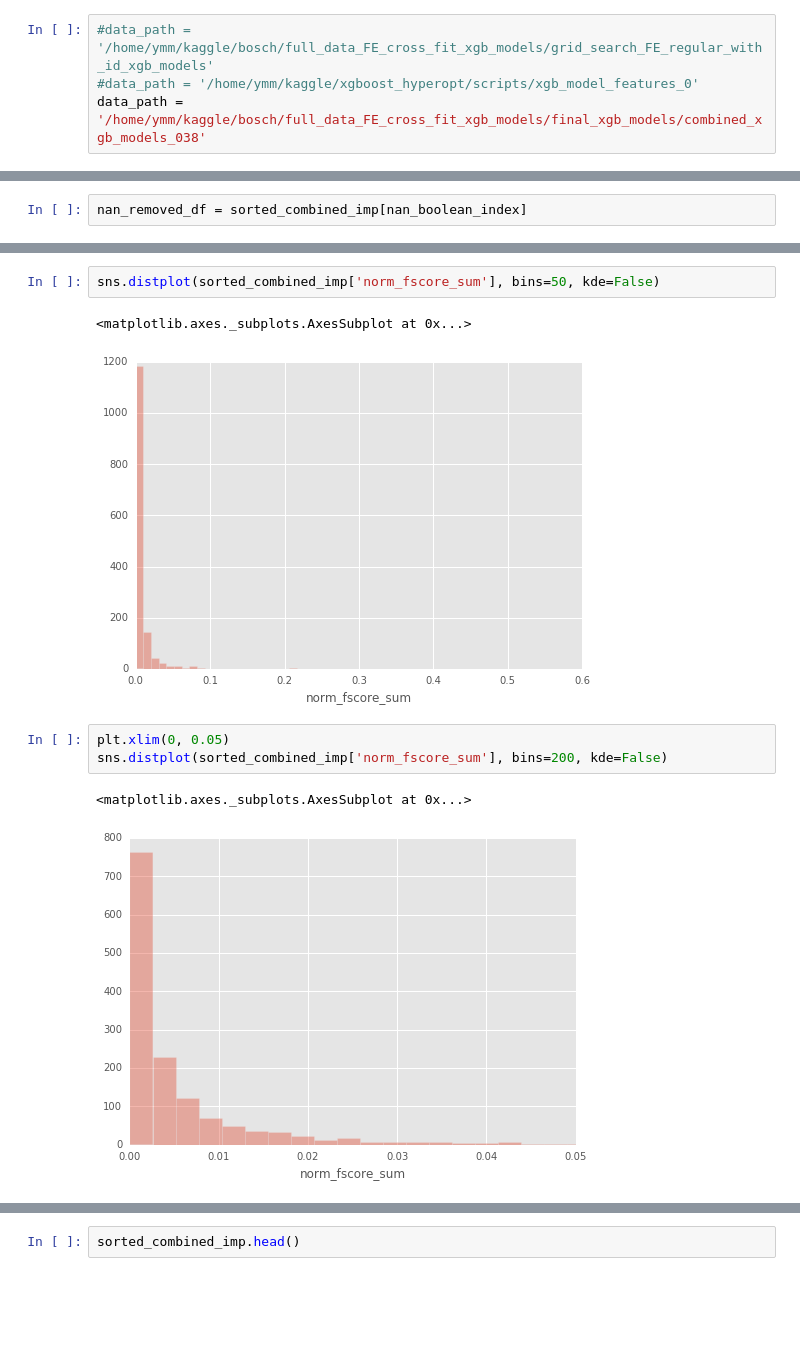
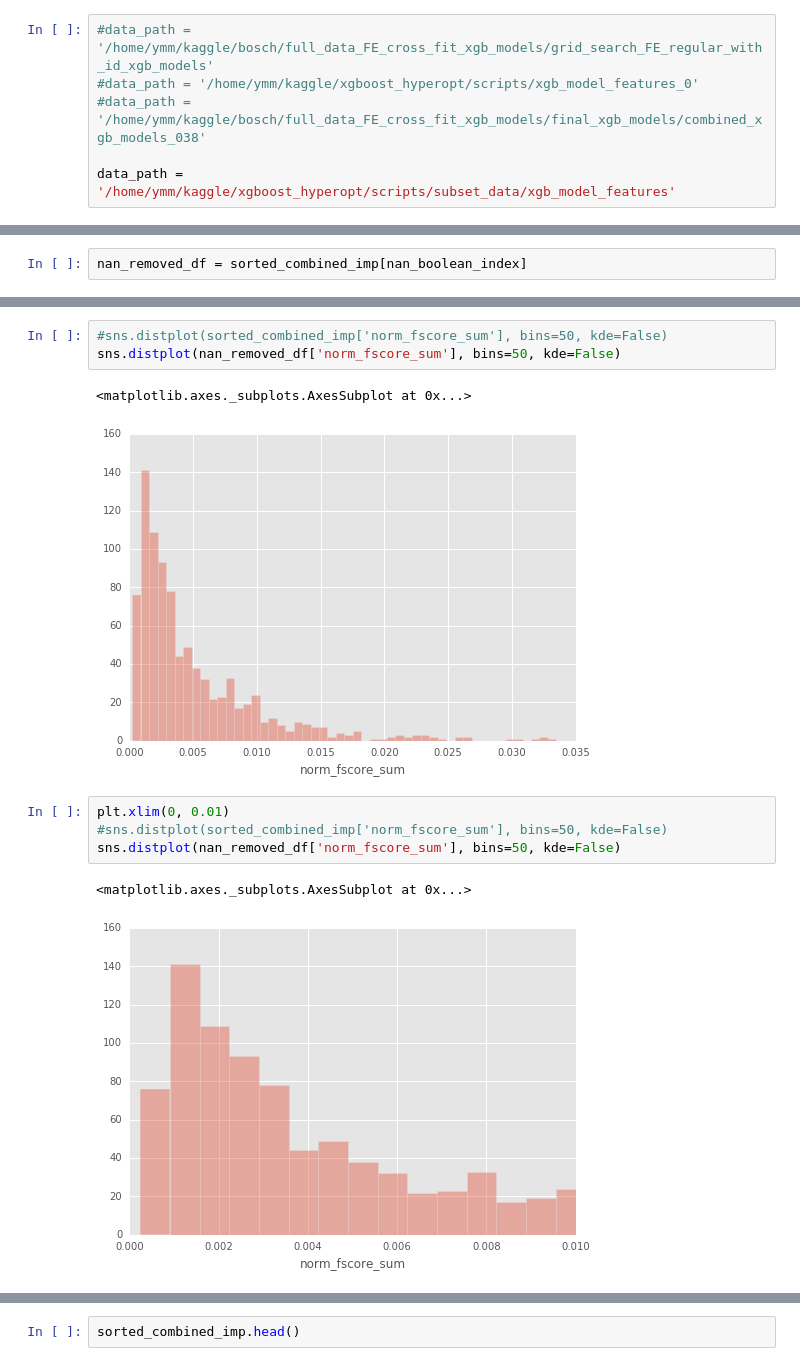
Before and after one commit to mengyx-work/ipyhon_notebooks, a Jupyter notebook: bosch_full_data_xgboost_feature_importance.ipynb, the cells around one changed output, grey strips where cells are left out. Cells and saved outputs as stored; diff of their text form; blank space fills up the shorter version.

Commit message:
update models

```diff
--- a/bosch_full_data_xgboost_feature_importance.ipynb
+++ b/bosch_full_data_xgboost_feature_importance.ipynb
@@ -13,7 +13,9 @@ matplotlib.style.use('ggplot')
 # %%
 #data_path = '/home/ymm/kaggle/bosch/full_data_FE_cross_fit_xgb_models/grid_search_FE_regular_with_id_xgb_models'
 #data_path = '/home/ymm/kaggle/xgboost_hyperopt/scripts/xgb_model_features_0'
-data_path = '/home/ymm/kaggle/bosch/full_data_FE_cross_fit_xgb_models/final_xgb_models/combined_xgb_models_038'
+#data_path = '/home/ymm/kaggle/bosch/full_data_FE_cross_fit_xgb_models/final_xgb_models/combined_xgb_models_038'
+
+data_path = '/home/ymm/kaggle/xgboost_hyperopt/scripts/subset_data/xgb_model_features'
 # %%
 def collect_feature_names(data_path, fea_name='feature', thres_name = None, thres = 10):
     csv_files = [f for f in os.listdir(data_path) if '.csv' in f]
@@ -185,14 +206,16 @@ sorted_combined_imp.tail(20)
 # %%
-sns.distplot(sorted_combined_imp['norm_fscore_sum'], bins=50, kde=False)
+#sns.distplot(sorted_combined_imp['norm_fscore_sum'], bins=50, kde=False)
+sns.distplot(nan_removed_df['norm_fscore_sum'], bins=50, kde=False)
 # %% [output]
 <matplotlib.axes._subplots.AxesSubplot at 0x...>
-[figure, old version]
+[figure, new version]
 # %%
-plt.xlim(0, 0.05)
-sns.distplot(sorted_combined_imp['norm_fscore_sum'], bins=200, kde=False)
+plt.xlim(0, 0.01)
+#sns.distplot(sorted_combined_imp['norm_fscore_sum'], bins=50, kde=False)
+sns.distplot(nan_removed_df['norm_fscore_sum'], bins=50, kde=False)
 # %% [output]
 <matplotlib.axes._subplots.AxesSubplot at 0x...>
-[figure, old version]
+[figure, new version]
 # %%
 sorted_combined_imp.shape
 # %% [output]
```
Also changed, not shown: parts of 20 cells of this notebook, 5 other files.
